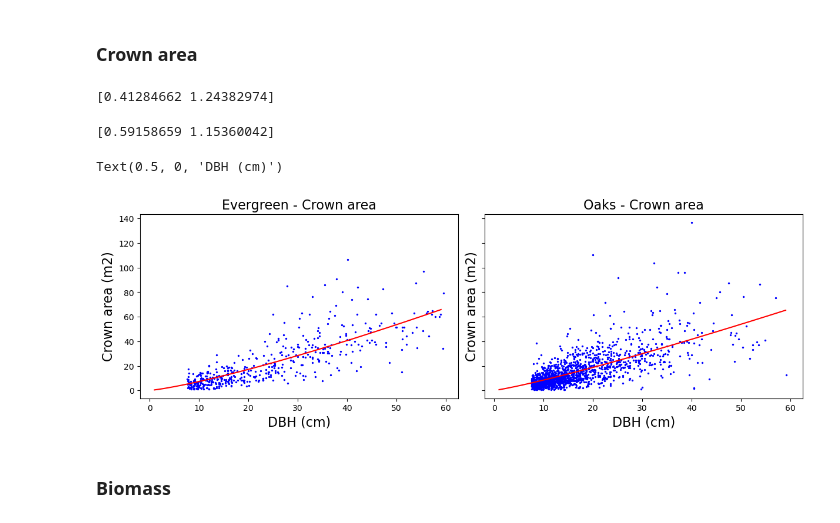
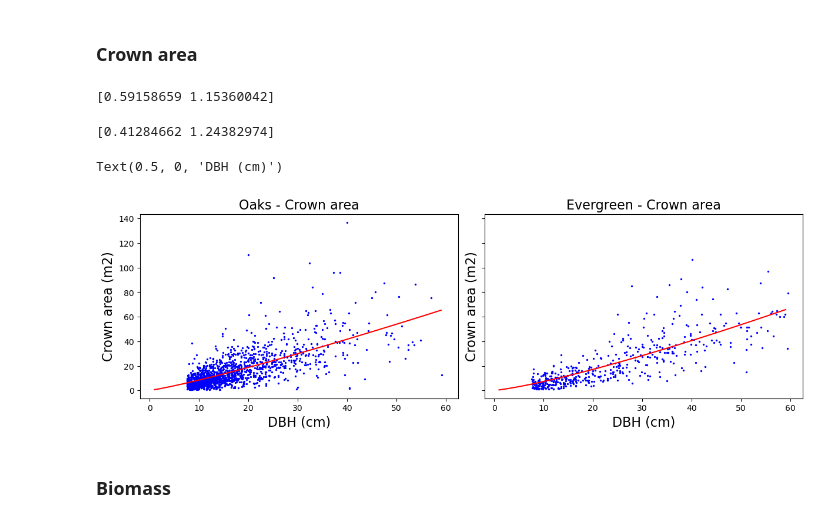
Before and after one commit to JessicaNeedham/FATES-plotting-scripts, a Jupyter notebook: FATES-MRV-IFM_allometry.ipynb, the cells around one changed output. Saved outputs shown, nothing was run; the diff lists cells and outputs as text; code cells hidden in the pictures.

```diff
--- a/FATES-MRV-IFM_allometry.ipynb
+++ b/FATES-MRV-IFM_allometry.ipynb
@@ -114,15 +114,15 @@ print(height_ps_oak)
 # %%
 fig, ((fax0,fax1)) = plt.subplots(nrows=1, ncols=2, figsize=(14,5), sharey=True, sharex=True, constrained_layout=True)
 
-fax0.scatter(evg_h.dbh, evg_h.height, c='blue', s=2)
-fax0.plot(dbh_evg_h, evg_curve_h, color='red')
-fax0.set_title('Evergreen - height', fontsize=16)
+fax0.scatter(oak_h.dbh, oak_h.height, c='blue', s=2)
+fax0.plot(dbh_oak_h, oak_curve_h, color='red')
+fax0.set_title('Oaks - height', fontsize=16)
 fax0.set_ylabel('Height (m)', fontsize=16)
 fax0.set_xlabel('DBH (cm)', fontsize=16)
 
-fax1.scatter(oak_h.dbh, oak_h.height, c='blue', s=2)
-fax1.plot(dbh_oak_h, oak_curve_h, color='red')
-fax1.set_title('Oaks - height', fontsize=16)
+fax1.scatter(evg_h.dbh, evg_h.height, c='blue', s=2)
+fax1.plot(dbh_evg_h, evg_curve_h, color='red')
+fax1.set_title('Evergreen - height', fontsize=16)
 fax1.set_ylabel('Height (m)', fontsize=16)
 fax1.set_xlabel('DBH (cm)', fontsize=16)
 # %% [output]
@@ -131,19 +131,5 @@ Text(0.5, 0, 'DBH (cm)')
 # %% [markdown]
 ### Crown area
-# %%
-evg_ca = evergreen.dropna(subset=['CA','dbh'])
-# remove outliers
-evg_ca = evg_ca[evg_ca['dbh'] < 1000]
-evg_ca = evg_ca[evg_ca['CA'] < 1000]
-dbh_evg_ca = np.arange(1,evg_ca['dbh'].max(),1)
-
-ca_ps_evg, ca_cov_evg = curve_fit(f=d2ca, xdata=np.array(evg_ca['dbh']), ydata=np.array(evg_ca['CA']), p0=initial_guess_ca)
-
-evg_curve_ca = [d2ca(d, ca_ps_evg[0], ca_ps_evg[1])  for  d  in dbh_evg_ca]
-
-print(ca_ps_evg)
-# %% [output]
-[0.41284662 1.24382974]
 # %%
 oak_ca = oaks.dropna(subset=['CA','dbh'])
 # remove outliers
@@ -158,24 +144,38 @@ oak_curve_ca = [d2ca(d, ca_ps_oak[0], ca_ps_oak[1])  for  d  in dbh_oak_ca]
 print(ca_ps_oak)
 # %% [output]
 [0.59158659 1.15360042]
+# %%
+evg_ca = evergreen.dropna(subset=['CA','dbh'])
+# remove outliers
+evg_ca = evg_ca[evg_ca['dbh'] < 1000]
+evg_ca = evg_ca[evg_ca['CA'] < 1000]
+dbh_evg_ca = np.arange(1,evg_ca['dbh'].max(),1)
+
+ca_ps_evg, ca_cov_evg = curve_fit(f=d2ca, xdata=np.array(evg_ca['dbh']), ydata=np.array(evg_ca['CA']), p0=initial_guess_ca)
+
+evg_curve_ca = [d2ca(d, ca_ps_evg[0], ca_ps_evg[1])  for  d  in dbh_evg_ca]
+
+print(ca_ps_evg)
+# %% [output]
+[0.41284662 1.24382974]
 # %%
 fig, ((fax0,fax1)) = plt.subplots(nrows=1, ncols=2,
                                   figsize=(12,4), sharey=True, sharex=True, constrained_layout=True)
 
-fax0.scatter(evg_ca.dbh, evg_ca.CA, c='blue', s=2)
-fax0.plot(dbh_evg_ca, evg_curve_ca, color='red')
-fax0.set_title('Evergreen - Crown area', fontsize=16)
+fax0.scatter(oak_ca.dbh, oak_ca.CA, c='blue', s=2)
+fax0.plot(dbh_oak_ca, oak_curve_ca, color='red')
+fax0.set_title('Oaks - Crown area', fontsize=16)
 fax0.set_ylabel('Crown area (m2)', fontsize=16)
 fax0.set_xlabel('DBH (cm)', fontsize=16)
 
-fax1.scatter(oak_ca.dbh, oak_ca.CA, c='blue', s=2)
-fax1.plot(dbh_oak_ca, oak_curve_ca, color='red')
-fax1.set_title('Oaks - Crown area', fontsize=16)
+fax1.scatter(evg_ca.dbh, evg_ca.CA, c='blue', s=2)
+fax1.plot(dbh_evg_ca, evg_curve_ca, color='red')
+fax1.set_title('Evergreen - Crown area', fontsize=16)
 fax1.set_ylabel('Crown area (m2)', fontsize=16)
 fax1.set_xlabel('DBH (cm)', fontsize=16)
 # %% [output]
 Text(0.5, 0, 'DBH (cm)')
-[figure, old version]
+[figure, new version]
 # %% [markdown]
 ### Biomass
 # %% [markdown]
```
Also changed, not shown: parts of 8 cells of this notebook.
